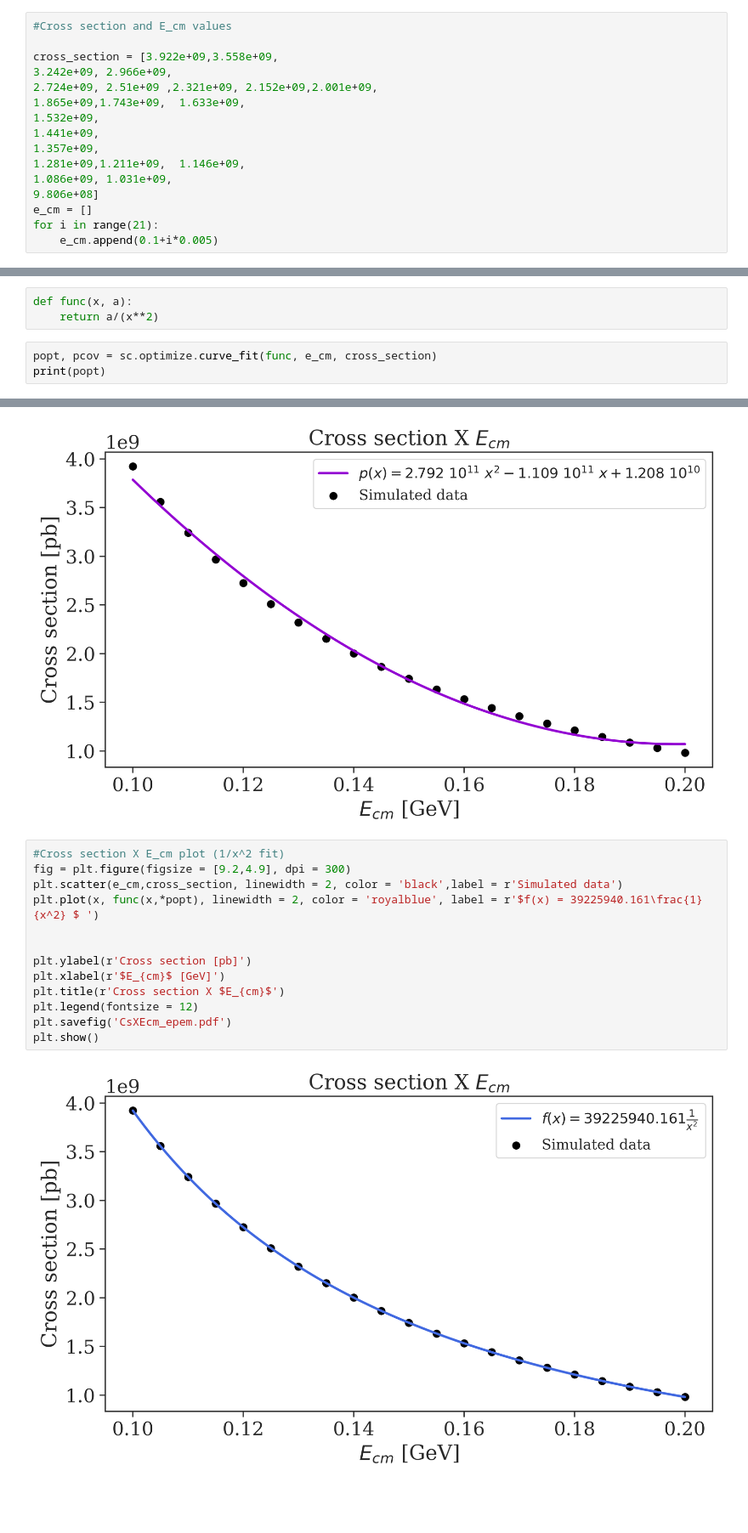
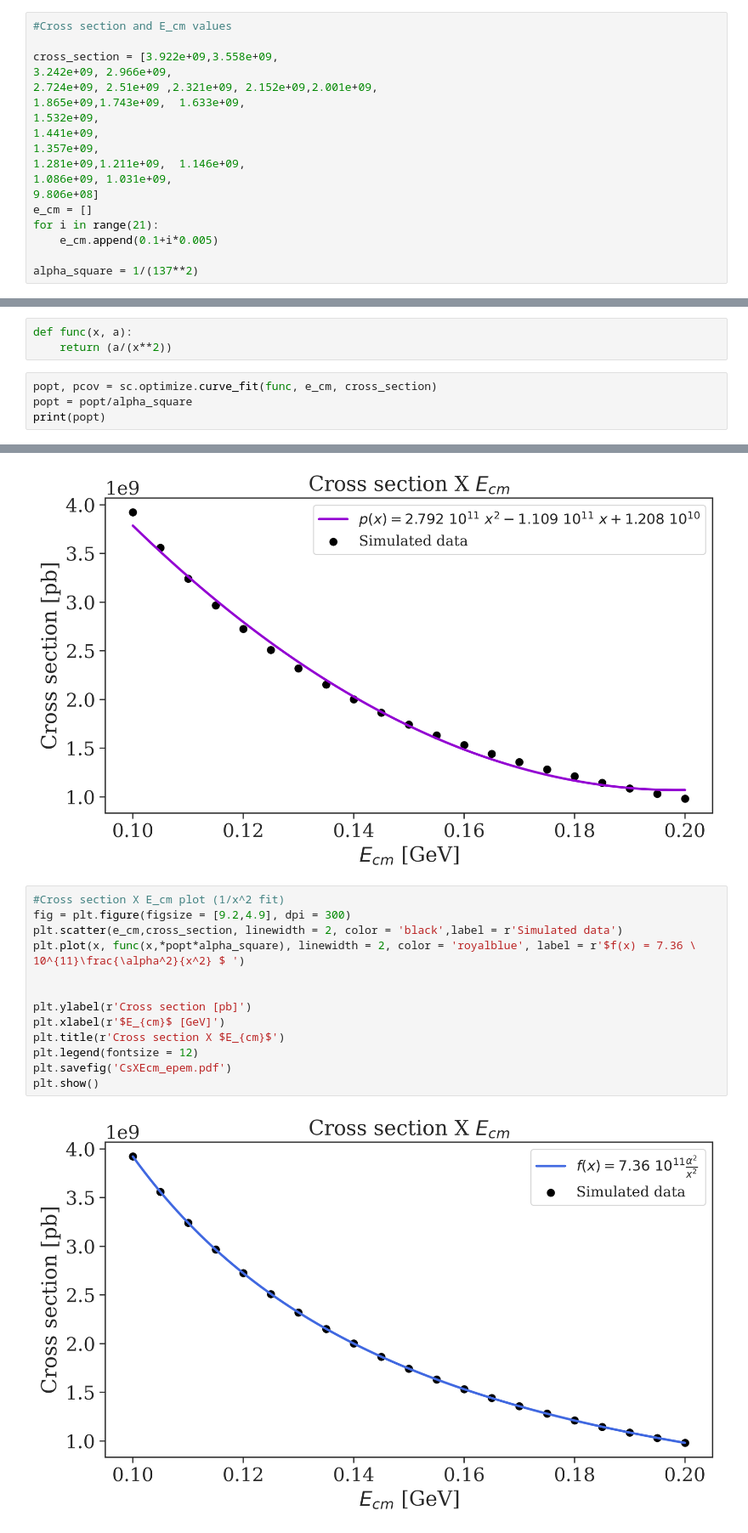
Before and after one commit to viniciusrocca/simulationsSM, a Jupyter notebook: epem2epem/epem2epem.ipynb, the cells around one changed output, grey strips where cells are left out. Shown at 85% size. Cells and saved outputs as stored; diff of their text form; blank space fills up the shorter version.

```diff
--- a/epem2epem/epem2epem.ipynb
+++ b/epem2epem/epem2epem.ipynb
@@ -86,6 +102,8 @@ cross_section = [3.922e+09,3.558e+09,
 e_cm = []
 for i in range(21):
     e_cm.append(0.1+i*0.005)
+
+alpha_square = 1/(137**2)
 # %%
 coeff = np.polyfit(e_cm,cross_section,2)
 p = np.poly1d(coeff)
@@ -96,8 +114,9 @@ print(coeff)
 [ 2.79242177e+11 -1.10922523e+11  1.20852956e+10]
 # %%
 def func(x, a):
-    return a/(x**2)
+    return (a/(x**2))
 # %%
 popt, pcov = sc.optimize.curve_fit(func, e_cm, cross_section)
+popt = popt/alpha_square
 print(popt)
 # %% [output]
@@ -121,15 +140,15 @@ plt.show()
 # %%
 #Cross section X E_cm plot (1/x^2 fit)
 fig = plt.figure(figsize = [9.2,4.9], dpi = 300)
 plt.scatter(e_cm,cross_section, linewidth = 2, color = 'black',label = r'Simulated data')
-plt.plot(x, func(x,*popt), linewidth = 2, color = 'royalblue', label = r'$f(x) = 39225940.161\frac{1}{x^2} $ ')
+plt.plot(x, func(x,*popt*alpha_square), linewidth = 2, color = 'royalblue', label = r'$f(x) = 7.36 \ 10^{11}\frac{\alpha^2}{x^2} $ ')
 
 
 plt.ylabel(r'Cross section [pb]')
 plt.xlabel(r'$E_{cm}$ [GeV]')
 plt.title(r'Cross section X $E_{cm}$')
 plt.legend(fontsize = 12)
 plt.savefig('CsXEcm_epem.pdf')
 plt.show()
 # %% [output]
-[figure, old version]
+[figure, new version]
```
Also changed, not shown: parts of 6 cells of this notebook, 2 other files.
